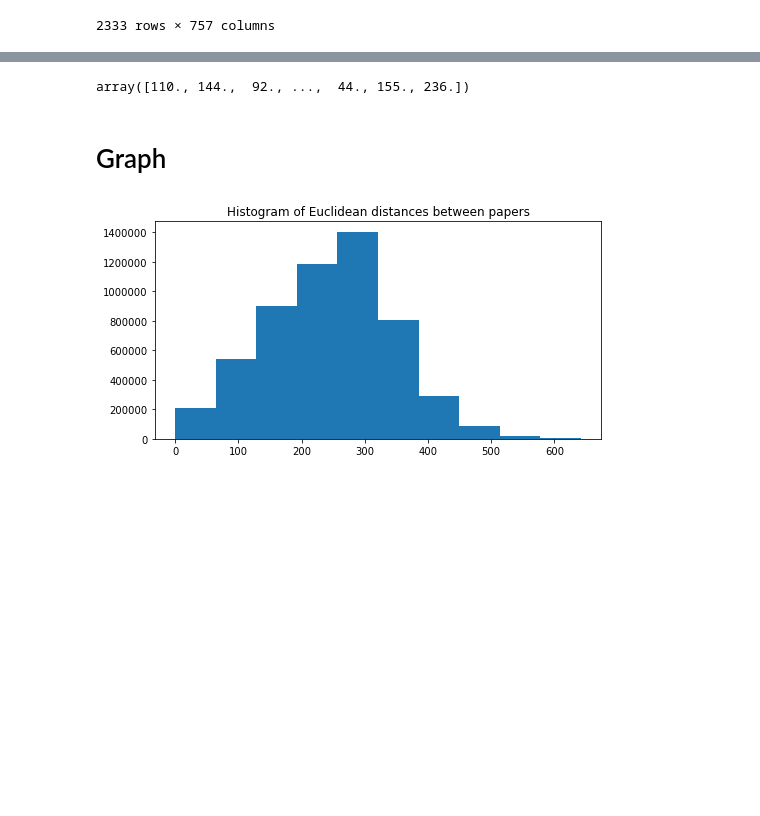
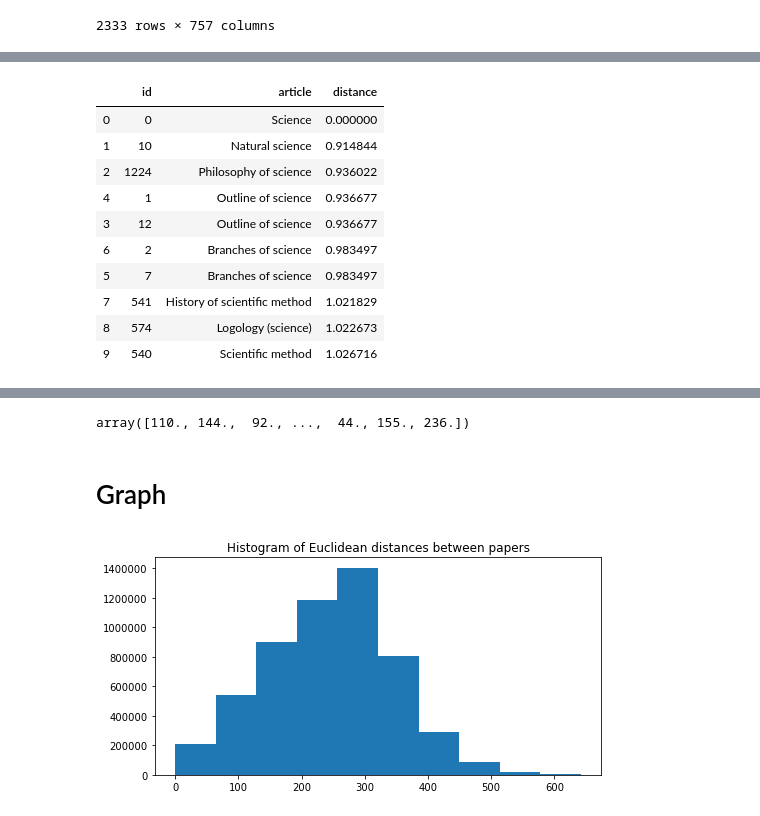
Before and after one commit to aaag97/ntds-projects, a Jupyter notebook: Project/wikipedia.ipynb, the cells around one changed output, grey strips where cells are left out. Cells and saved outputs as stored; diff of their text form; code cells hidden in the pictures; blank space fills up the shorter version.

```diff
--- a/Project/wikipedia.ipynb
+++ b/Project/wikipedia.ipynb
@@ -237,0 +279,29 @@ df3
+# %%
+#Source : http://ethen8181.github.io/machine-learning/clustering/tfidf/tfidf.html
+from sklearn.neighbors import NearestNeighbors
+
+#Let's look at the k nearest neighbours of the first article
+nn = NearestNeighbors(metric = 'euclidean')
+nn.fit(vectors)
+distances, indices = nn.kneighbors(vectors[0], n_neighbors = 10)
+
+# 1. flatten the 2d-array distance and indices to 1d
+# 2. merge the distance information with the original wiki dataset,
+#    to obtain the name matching the id.
+neighbors = pd.DataFrame({'distance': distances.flatten(), 'id': indices.flatten()})
+nearest_info = (science_df.
+                merge(neighbors, right_on = 'id', left_index = True).
+                sort_values('distance')[['id', 'article', 'distance']])
+nearest_info
+# %% [output]
+|  | id | article | distance |
+| 0 | 0 | Science | 0.000000 |
+| 1 | 10 | Natural science | 0.914844 |
+| 2 | 1224 | Philosophy of science | 0.936022 |
+| 4 | 1 | Outline of science | 0.936677 |
+| 3 | 12 | Outline of science | 0.936677 |
+| 6 | 2 | Branches of science | 0.983497 |
+| 5 | 7 | Branches of science | 0.983497 |
+| 7 | 541 | History of scientific method | 1.021829 |
+| 8 | 574 | Logology (science) | 1.022673 |
+| 9 | 540 | Scientific method | 1.026716 |
```
Also changed, not shown: parts of 21 cells of this notebook, 3 other files.
